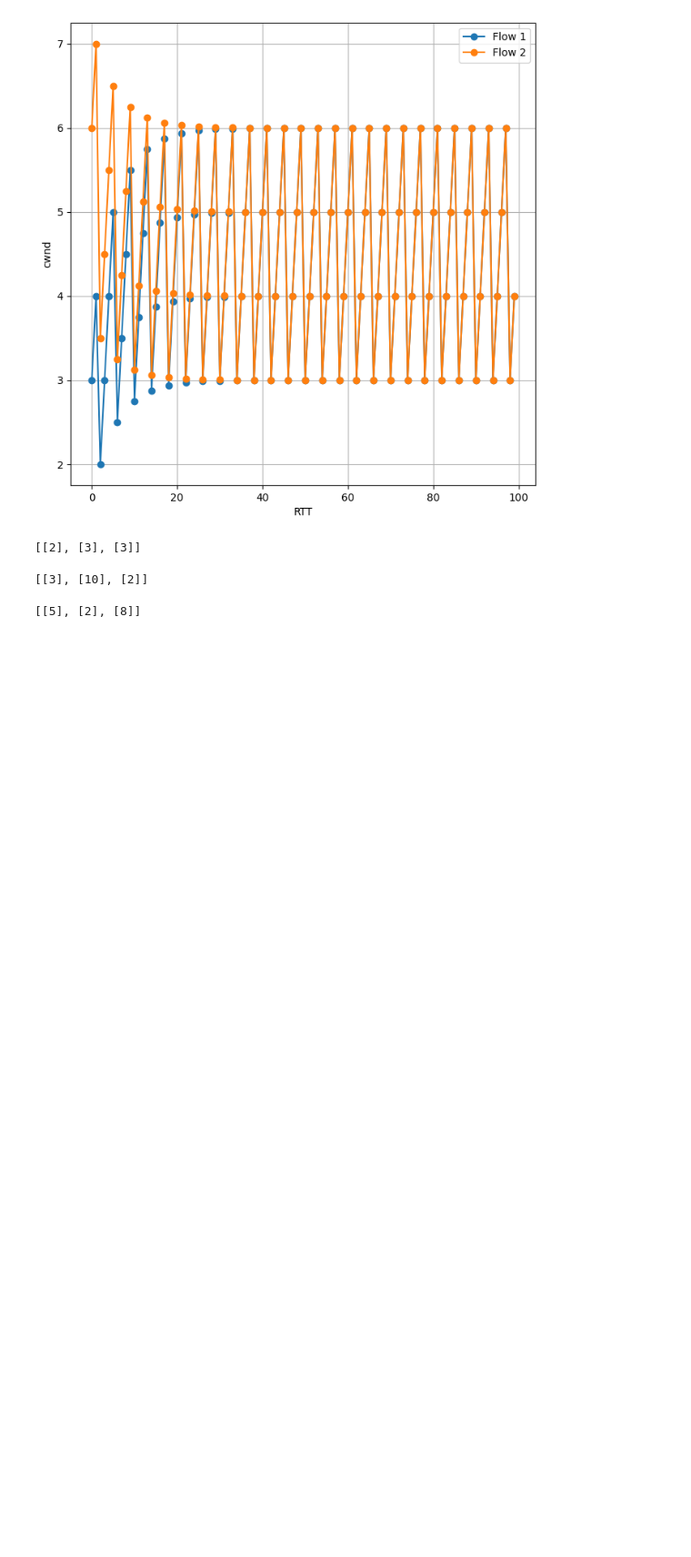
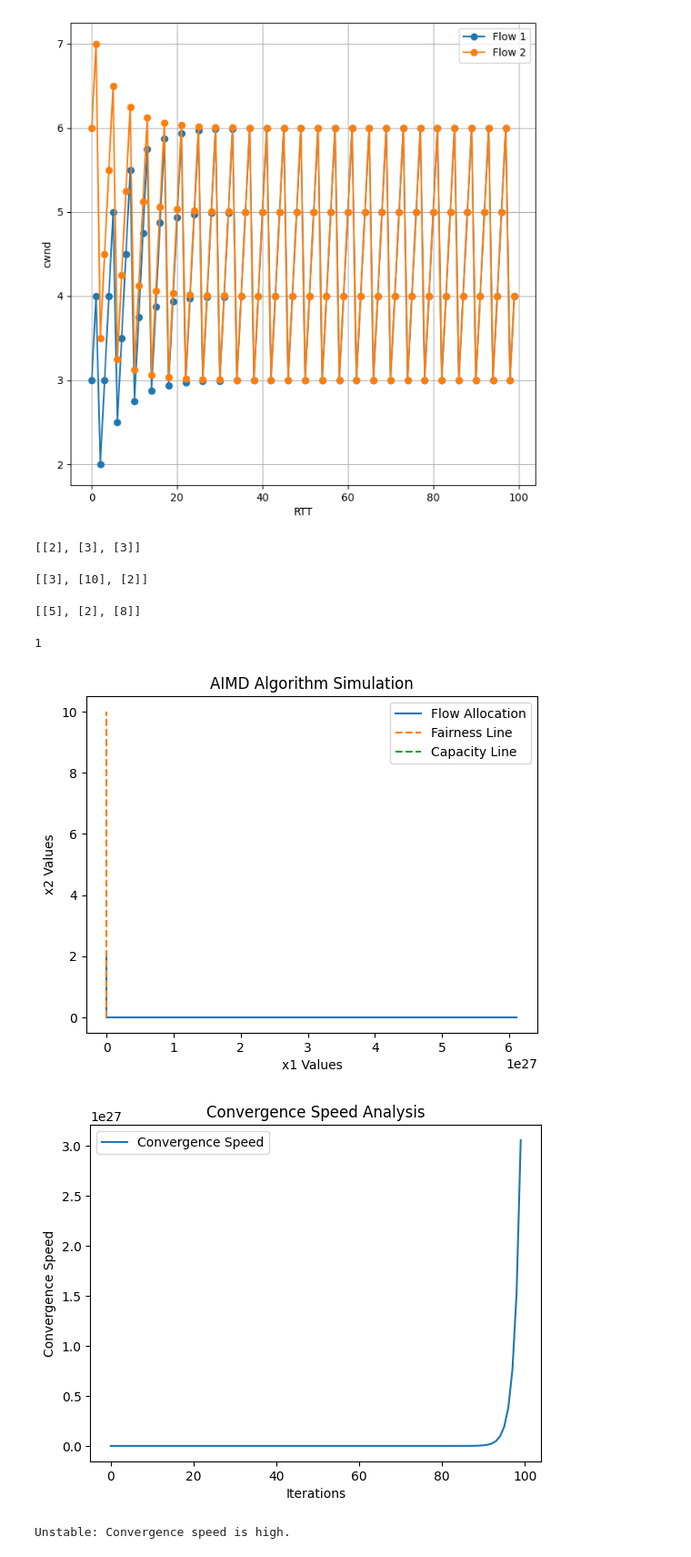
Before and after one commit to janessir/cloud_computing, a Jupyter notebook: assignment1/a1_attempt.ipynb, the cells around one changed output. Shown: that part at 91% size. Saved outputs shown, nothing was run; the diff lists cells and outputs as text; code cells hidden in the pictures; blank space fills up the shorter version.

```diff
--- a/assignment1/a1_attempt.ipynb
+++ b/assignment1/a1_attempt.ipynb
@@ -450,3 +450,79 @@ cwnd = [[randint(1,10)] for i in range(num_users)]
 cwnd
 # %% [output]
 [[5], [2], [8]]
+# %%
+import math
+math.floor(3 * 0.5)
+# %% [output]
+1
+# %%
+import numpy as np
+import matplotlib.pyplot as plt
+
+ITERATESMAX = 100
+C = 10
+alpha = 0.1
+exponent1 = 2
+exponent2 = 0.5
+x1 = 1
+x2 = 1
+alpha1 = 0
+alpha2 = 0
+x1_values = np.zeros(ITERATESMAX)
+x2_values = np.zeros(ITERATESMAX)
+
+fairness_line = np.linspace(0, C, ITERATESMAX)  # Fairness line
+capacity_line = np.full(ITERATESMAX, C)         # Capacity line
+
+convergence_threshold = 0.1  # Adjust as needed
+
+convergence_speed = np.zeros(ITERATESMAX)  # Store the convergence speed
+
+for i in range(ITERATESMAX):
+    if (x1 + x2 <= C):
+        alpha1 = alpha * np.power(x1, exponent1)
+        alpha2 = alpha * np.log(x2 + 1)
+        x1 = x1 + alpha1
+        x2 = x2 + alpha2
+    else:
+        beta1 = exponent1
+        beta2 = exponent2
+        x1 = x1 * beta1
+        x2 = x2 * beta2
+
+    x1_values[i] = x1
+    x2_values[i] = x2
+
+    # Compute convergence speed (difference between consecutive values)
+    if i > 0:
+        convergence_speed[i] = abs(x1_values[i] - x1_values[i-1]) + abs(x2_values[i] - x2_values[i-1])
+
+# Plotting x1 vs x2
+plt.plot(x1_values, x2_values, label='Flow Allocation')
+plt.plot(fairness_line, fairness_line, '--', label='Fairness Line')
+plt.plot(capacity_line, capacity_line, '--', label='Capacity Line')
+plt.xlabel('x1 Values')
+plt.ylabel('x2 Values')
+plt.title('AIMD Algorithm Simulation')
+plt.legend()
+plt.show()
+
+# Plotting convergence speed
+plt.plot(convergence_speed, label='Convergence Speed')
+plt.xlabel('Iterations')
+plt.ylabel('Convergence Speed')
+plt.title('Convergence Speed Analysis')
+plt.legend()
+plt.show()
+
+# Check stability (convergence speed at the final iteration)
+final_convergence_speed = convergence_speed[-1]
+
+if final_convergence_speed < convergence_threshold:
+    print("Stable: Convergence speed is low.")
+else:
+    print("Unstable: Convergence speed is high.")
+# %% [output]
+[figure, added]
+[figure, added]
+Unstable: Convergence speed is high.
```
Also changed, not shown: 1 other file.
